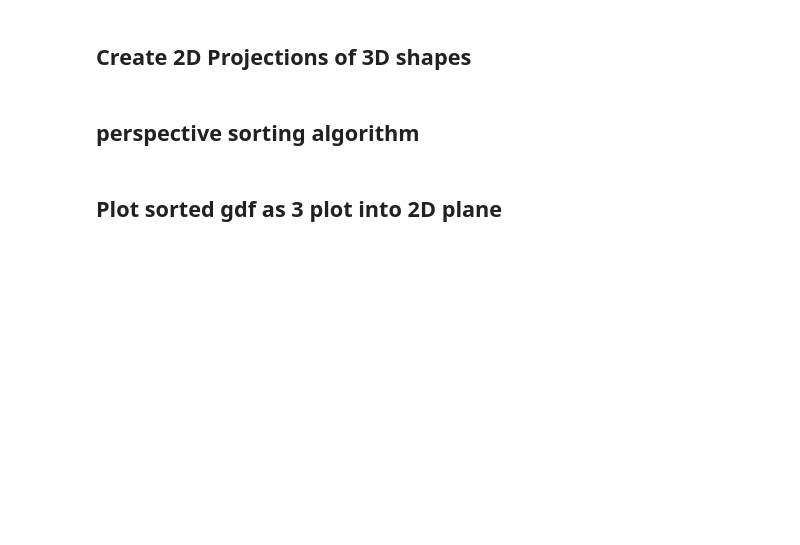
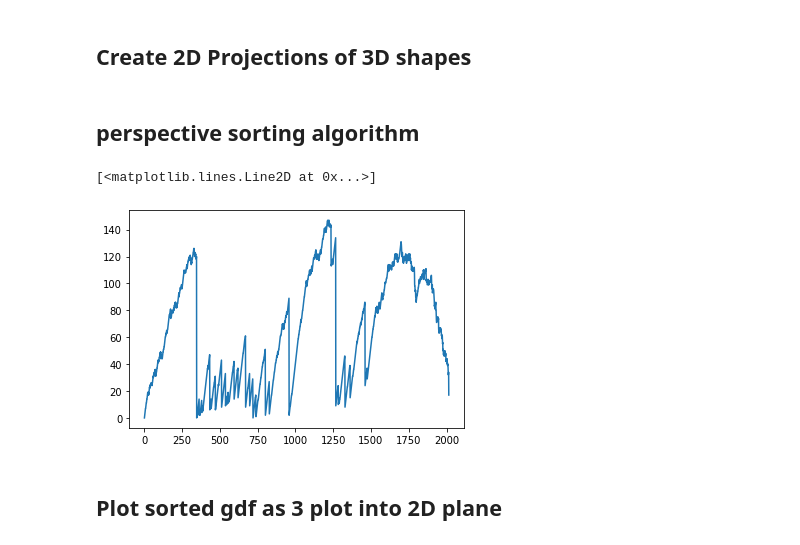
Before and after one commit to maximylius/map_visualization_algorithms, a Jupyter notebook: 3D_map.ipynb, the cells around one changed output. Drawn from its saved outputs; the diff is of its cells as text; code cells hidden in the pictures; blank space fills up the shorter version.

```diff
--- a/3D_map.ipynb
+++ b/3D_map.ipynb
@@ -1104,6 +1047,11 @@ def insertIntoOrder (
 
     # based on comp_res look only continue searching for the right position in either first or previous half
     return insertIntoOrder(new_el, ordered_array, [pos_min, pos_mid+1][comp_res], [pos_mid-1, pos_max][comp_res], it=it+1)
+# %%
+plt.plot(n_active)
+# %% [output]
+[<matplotlib.lines.Line2D at 0x...>]
+[figure, added]
 # %%
 # APPLY SORTING AND CREATE GEODATAFRAME
 sorted_shape_ids = []
```
Also changed, not shown: parts of 30 cells of this notebook, 3 other files.
